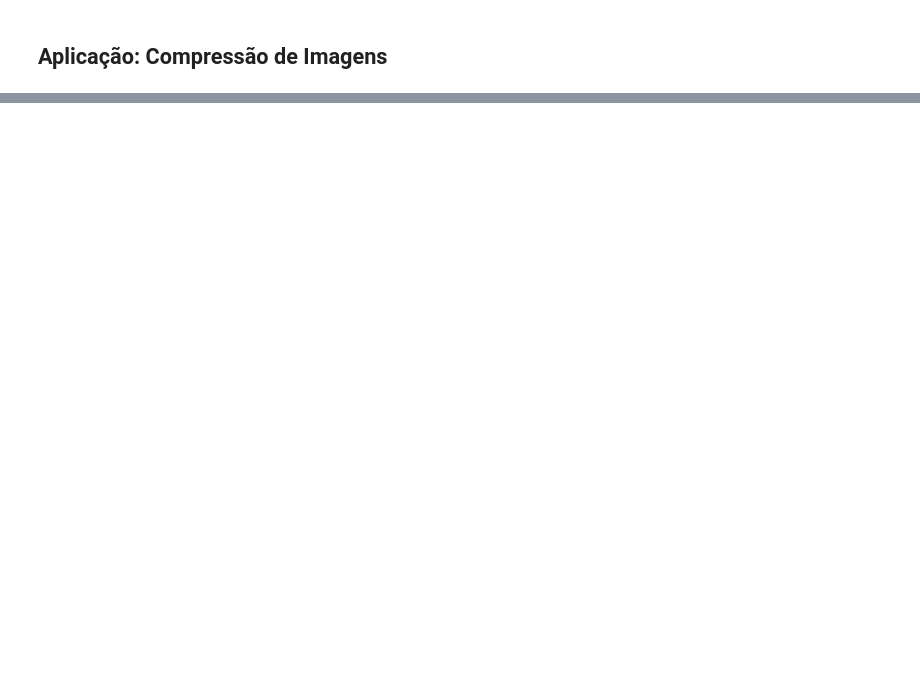
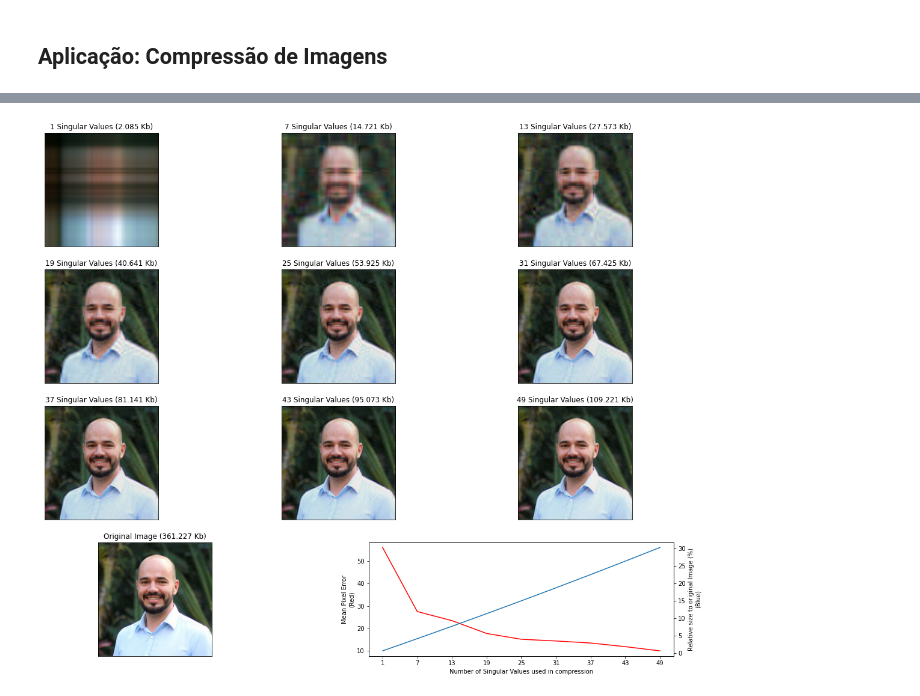
Before and after one commit to Vernalhav/numerical_analysis, a Jupyter notebook: numerico_aplicacoes.ipynb, the cells around one changed output, grey strips where cells are left out. Drawn from its saved outputs; the diff is of its cells as text; code cells hidden in the pictures; blank space fills up the shorter version.

```diff
--- a/numerico_aplicacoes.ipynb
+++ b/numerico_aplicacoes.ipynb
@@ -708,0 +775,6 @@ visualize_compression(toucan_url, initial_mode=1, n_rows=1, modes_step=10, make_
+# %%
+mo_url = 'https://avatars3.githubusercontent.com/u/3063242?s=400&u=ea38dd5b7528fa6f2e3ee3cdd5171e9ffc481ef0&v=4'
+# <3
+visualize_compression(mo_url, n_rows=3)
+# %% [output]
+[figure, added]
```
Also changed, not shown: parts of 27 cells of this notebook.
